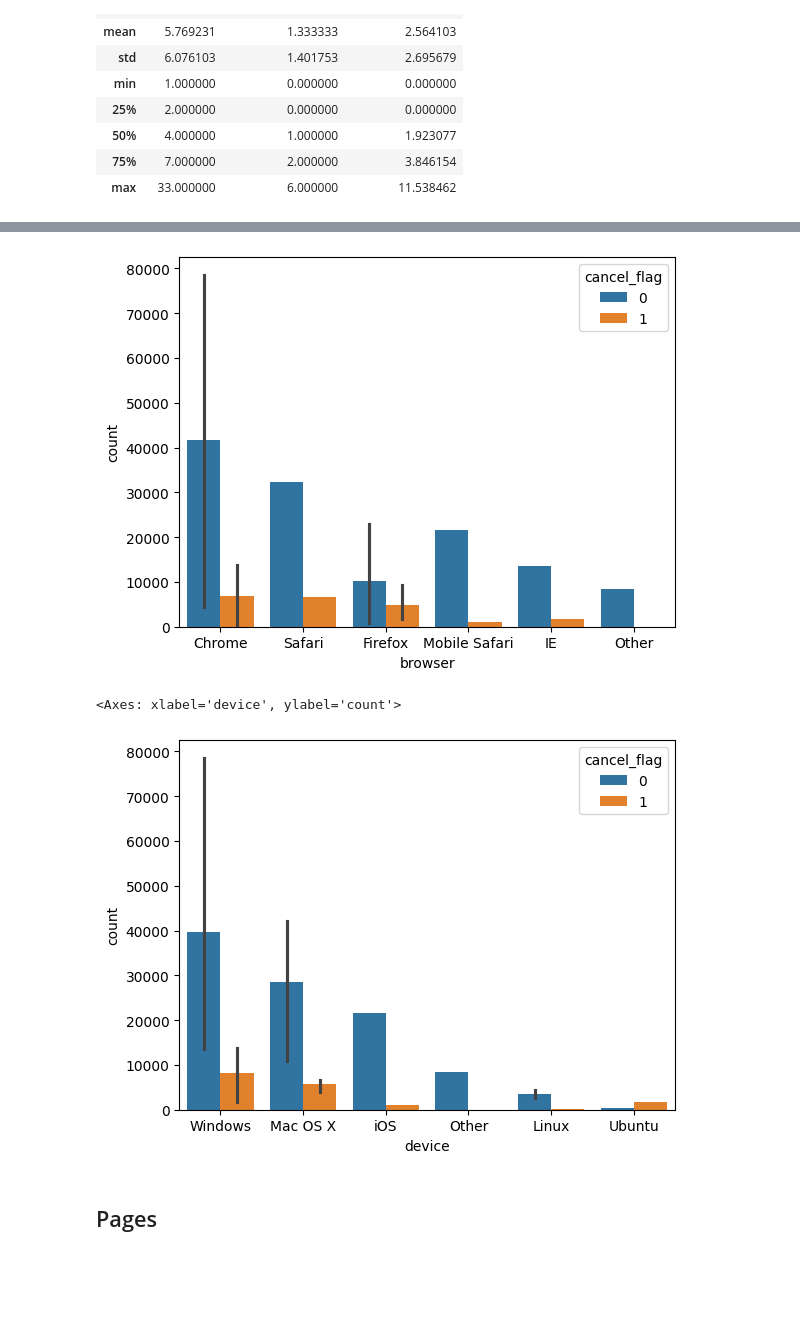
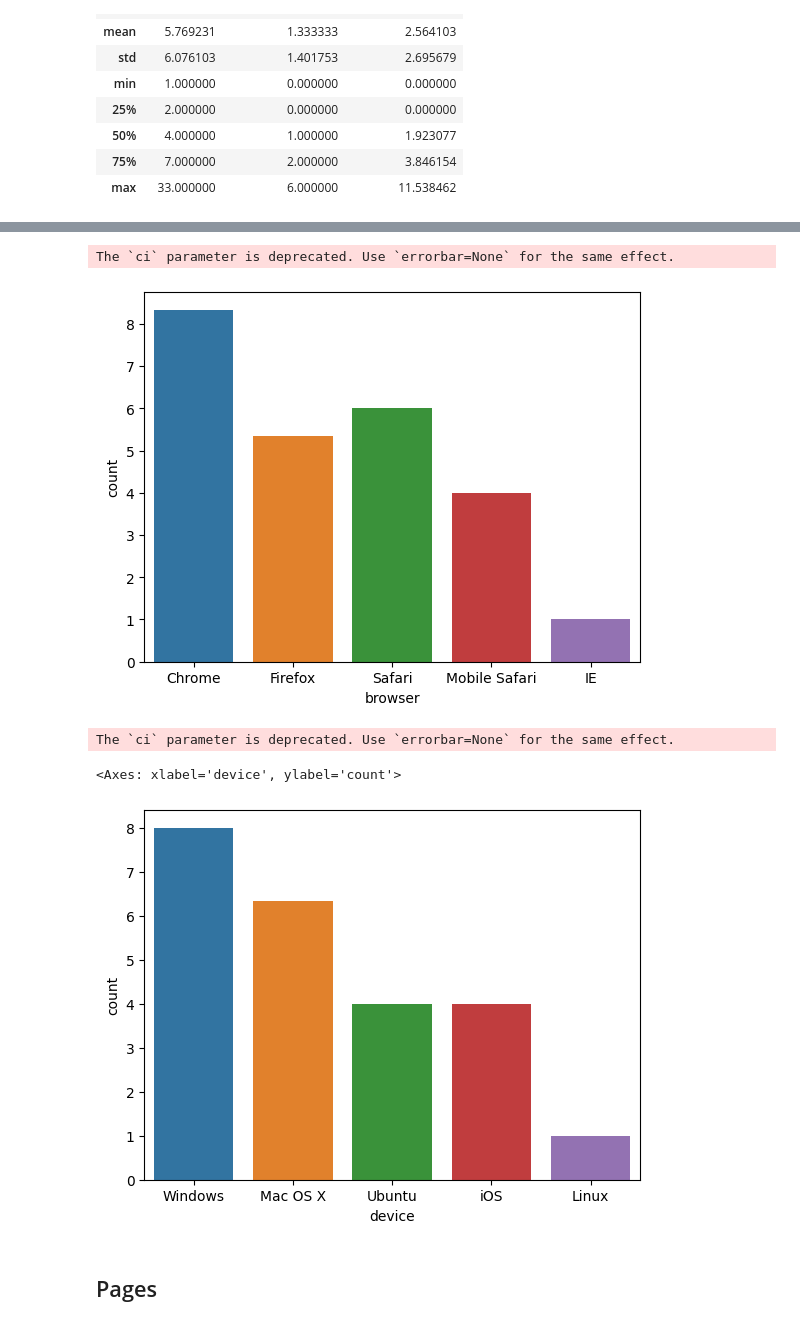
Before and after one commit to fletcherjacob/churn_project, a Jupyter notebook: spotify_churn.ipynb, the cells around one changed output, grey strips where cells are left out. Drawn from its saved outputs; the diff is of its cells as text; code cells hidden in the pictures; blank space fills up the shorter version.

```diff
--- a/spotify_churn.ipynb
+++ b/spotify_churn.ipynb
@@ -549,19 +579,21 @@ psdf[["browser", "device"]].distinct().show()
 # %%
-browser_device_cancel = psdf[["browser", "device", "cancel_flag"]].toPandas()
+browser_device_counts  = psdf.filter(col('page') == "Cancellation Confirmation").select("browser", "device").toPandas()
 
 
-browser_device_cancel = browser_device_cancel.value_counts().reset_index()
+browser_device = browser_device_counts.value_counts().reset_index()
 
 
-sns.barplot(data=browser_device_cancel, x="browser", y="count", hue="cancel_flag")
+sns.barplot(data=browser_device, x="browser", y="count",hue= "browser",ci=None)
 plt.show()
 # %% [output]
+The `ci` parameter is deprecated. Use `errorbar=None` for the same effect.
-[figure, old version]
+[figure, new version]
 # %%
-sns.barplot(data=browser_device_cancel, x='device', y='count', hue='cancel_flag')
+sns.barplot(data=browser_device, x="device", y="count",hue="device",ci=None)
 # %% [output]
-<Axes: xlabel='device', ylabel='count'>
+The `ci` parameter is deprecated. Use `errorbar=None` for the same effect.
+<Axes: xlabel='device', ylabel='count'>
-[figure, old version]
+[figure, new version]
 # %% [markdown]
 ## Pages
 # %%
```
Also changed, not shown: parts of 44 cells of this notebook, 1 other file.
